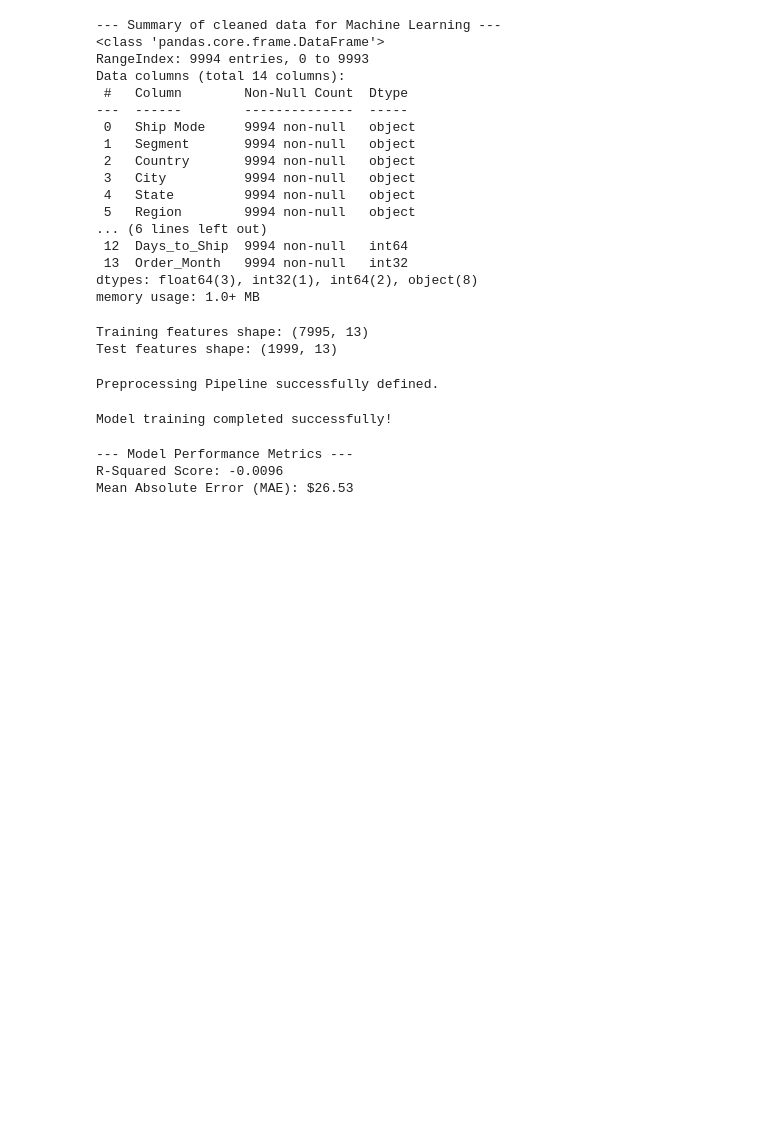
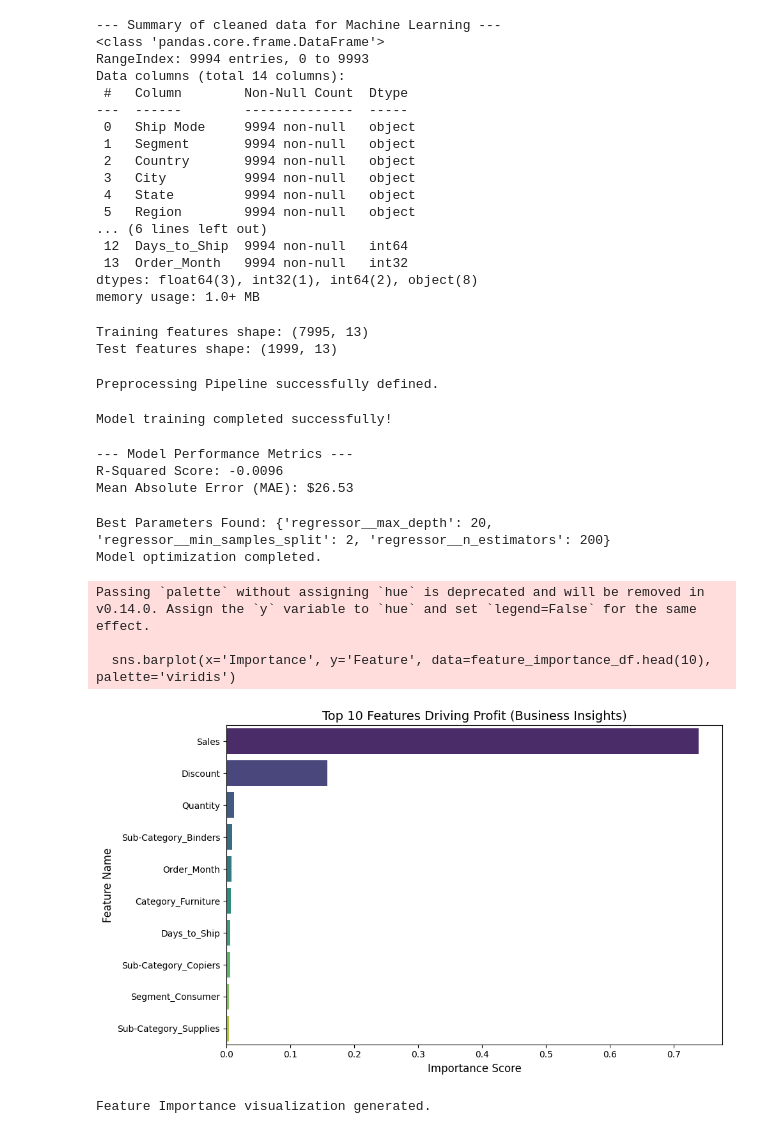
Before and after one commit to abdulkhaleq-sahel/data-science-portfolio, a Jupyter notebook: project-2-machine-learning/Machine_Learning_Profit_Prediction.ipynb, the cells around one changed output. Cells and saved outputs as stored; diff of their text form; code cells hidden in the pictures; blank space fills up the shorter version.

```diff
--- a/project-2-machine-learning/Machine_Learning_Profit_Prediction.ipynb
+++ b/project-2-machine-learning/Machine_Learning_Profit_Prediction.ipynb
@@ -184,3 +185,73 @@ print(f"Mean Absolute Error (MAE): ${mae:.2f}")
 --- Model Performance Metrics ---
 R-Squared Score: -0.0096
 Mean Absolute Error (MAE): $26.53
+# %%
+# ============================================================
+# STEP 6: HYPERPARAMETER TUNING USING GRIDSEARCHCV
+# ============================================================
+
+# Define a grid of parameters to test
+# n_estimators: number of trees
+# max_depth: how deep each tree can grow
+param_grid = {
+    'regressor__n_estimators': [100, 200],
+    'regressor__max_depth': [None, 10, 20],
+    'regressor__min_samples_split': [2, 5]
+}
+
+# Create the GridSearch object
+# cv=3: 3-fold cross-validation to ensure the model is stable
+grid_search = GridSearchCV(model_pipeline, param_grid, cv=3, scoring='r2', n_jobs=-1)
+
+# Fit the grid search to the data
+grid_search.fit(X_train, y_train)
+
+# Update our pipeline with the best found model
+best_model = grid_search.best_estimator_
+
+print(f"Best Parameters Found: {grid_search.best_params_}")
+print("Model optimization completed.")
+# %% [output]
+Best Parameters Found: {'regressor__max_depth': 20, 'regressor__min_samples_split': 2, 'regressor__n_estimators': 200}
+Model optimization completed.
+# %%
+# ============================================================
+# STEP 7: FEATURE IMPORTANCE & BUSINESS INSIGHTS
+# ============================================================
+
+# 1. Extract feature names after One-Hot Encoding
+# This is tricky because encoding creates new columns
+ohe_feature_names = best_model.named_steps['preprocessor']\
+    .named_transformers_['cat']\
+    .named_steps['onehot']\
+    .get_feature_names_out(categorical_features)
+
+# Combine numeric names with new categorical names
+all_feature_names = numeric_features + list(ohe_feature_names)
+
+# 2. Get importance scores from the Random Forest
+importances = best_model.named_steps['regressor'].feature_importances_
+
+# 3. Create a DataFrame for visualization
+feature_importance_df = pd.DataFrame({
+    'Feature': all_feature_names,
+    'Importance': importances
+}).sort_values(by='Importance', ascending=False)
+
+# 4. Plotting the Top 10 Features
+plt.figure(figsize=(10, 6))
+sns.barplot(x='Importance', y='Feature', data=feature_importance_df.head(10), palette='viridis')
+
+plt.title('Top 10 Features Driving Profit (Business Insights)', fontsize=14)
+plt.xlabel('Importance Score', fontsize=12)
+plt.ylabel('Feature Name', fontsize=12)
+plt.tight_layout()
+plt.show()
+
+print("Feature Importance visualization generated.")
+# %% [output]
+Passing `palette` without assigning `hue` is deprecated and will be removed in v0.14.0. Assign the `y` variable to `hue` and set `legend=False` for the same effect.
+
+  sns.barplot(x='Importance', y='Feature', data=feature_importance_df.head(10), palette='viridis')
+[figure, added]
+Feature Importance visualization generated.
```
Also changed, not shown: parts of 2 cells of this notebook.
